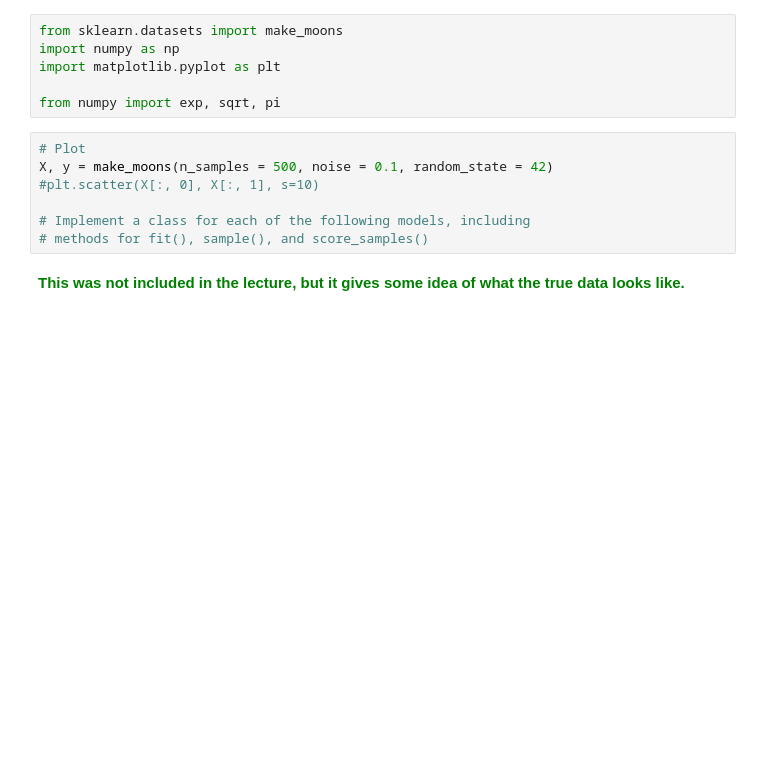
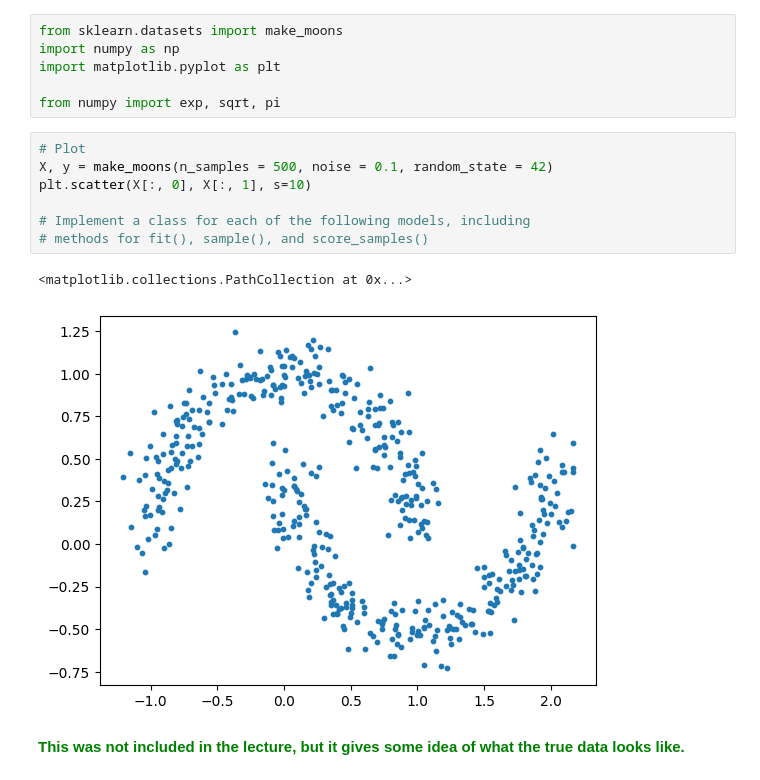
Before and after one commit to juancprolam/generative_neural_networks_for_the_sciences, a Jupyter notebook: generative-baselines-commented.ipynb, the cells around one changed output. Cells and saved outputs as stored; diff of their text form; blank space fills up the shorter version.

```diff
--- a/generative-baselines-commented.ipynb
+++ b/generative-baselines-commented.ipynb
@@ -19,10 +19,13 @@ from numpy import exp, sqrt, pi
 # %%
 # Plot
 X, y = make_moons(n_samples = 500, noise = 0.1, random_state = 42)
-#plt.scatter(X[:, 0], X[:, 1], s=10)
+plt.scatter(X[:, 0], X[:, 1], s=10)
 
 # Implement a class for each of the following models, including
 # methods for fit(), sample(), and score_samples()
+# %% [output]
+<matplotlib.collections.PathCollection at 0x...>
+[figure, added]
 # %% [markdown]
 <div style="color: green; font-weight: bold">
 This was not included in the lecture, but it gives some idea of what the true data looks like.
```
